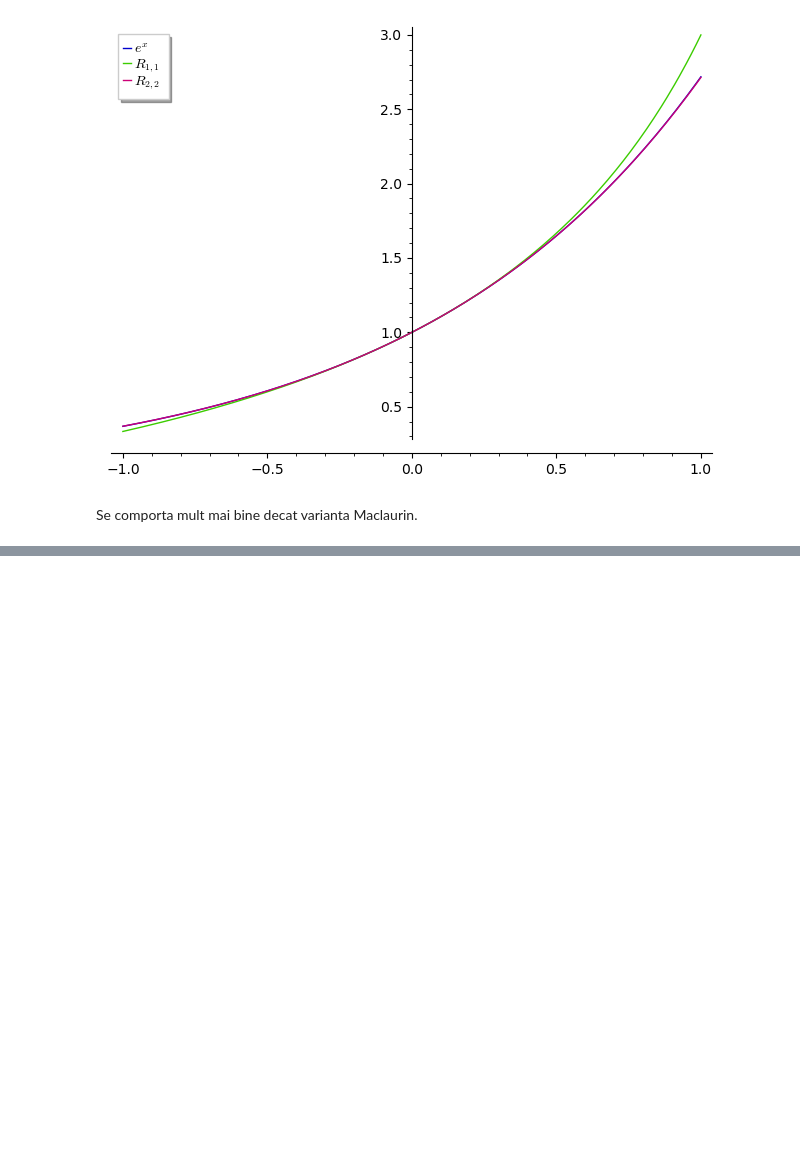
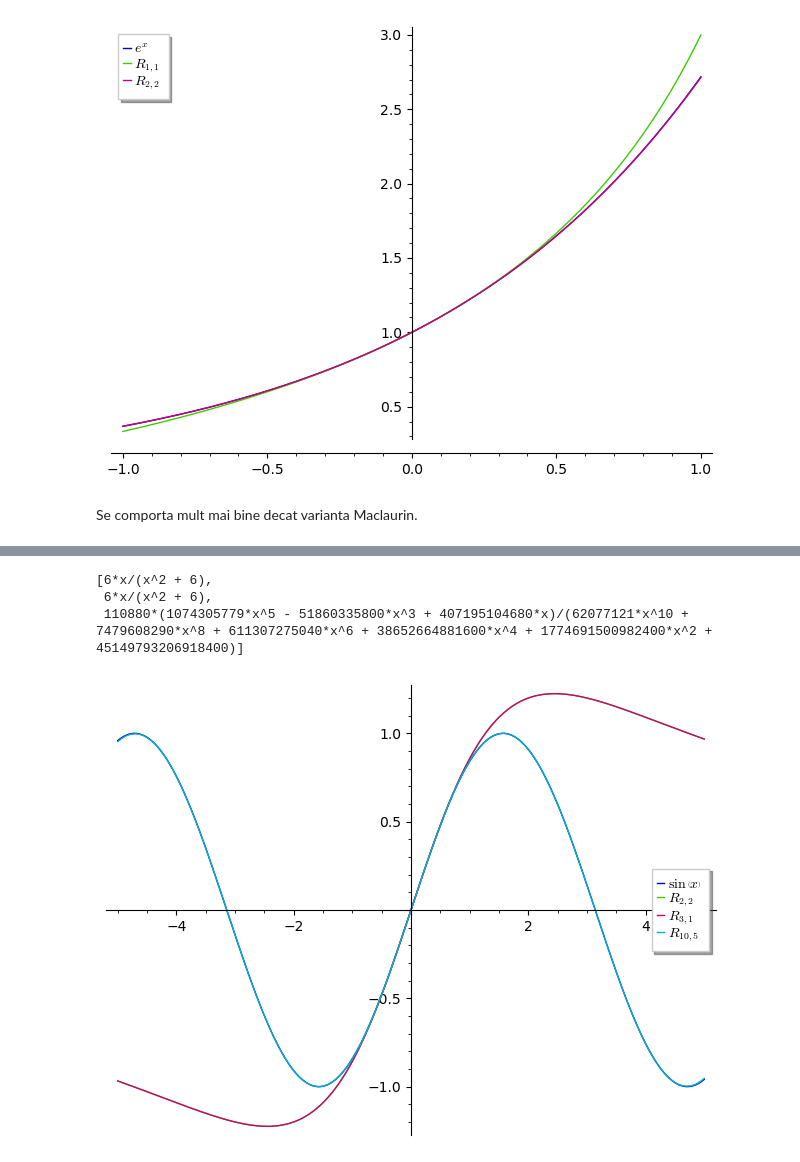
Before and after one commit to CyborgSquirrel/scoala, a Jupyter notebook: cn/01_tema.ipynb, the cells around one changed output, grey strips where cells are left out. Drawn from its saved outputs; the diff is of its cells as text; code cells hidden in the pictures; blank space fills up the shorter version.

```diff
--- a/cn/01_tema.ipynb
+++ b/cn/01_tema.ipynb
@@ -205,0 +230,18 @@ p.show()
+# %%
+# sin(x)
+x = var("x")
+f = sin(x)
+km = [(2, 2), (3, 1), (10,5)]
+pade = [compute_pade(x, f, k, m) for k, m in km]
+print(pade)
+p = plot(
+    [f] + pade,
+    xmin=-5, xmax=5,
+    legend_label=[f"${latex(f)}$"] + [f"$R_{{{k},{m}}}$" for k, m in km],
+)
+p.show()
+# %% [output]
+[6*x/(x^2 + 6),
+ 6*x/(x^2 + 6),
+ 110880*(1074305779*x^5 - 51860335800*x^3 + 407195104680*x)/(62077121*x^10 + 7479608290*x^8 + 611307275040*x^6 + 38652664881600*x^4 + 1774691500982400*x^2 + 45149793206918400)]
+[figure, added]
```
Also changed, not shown: parts of 7 cells of this notebook, 3 other files.
